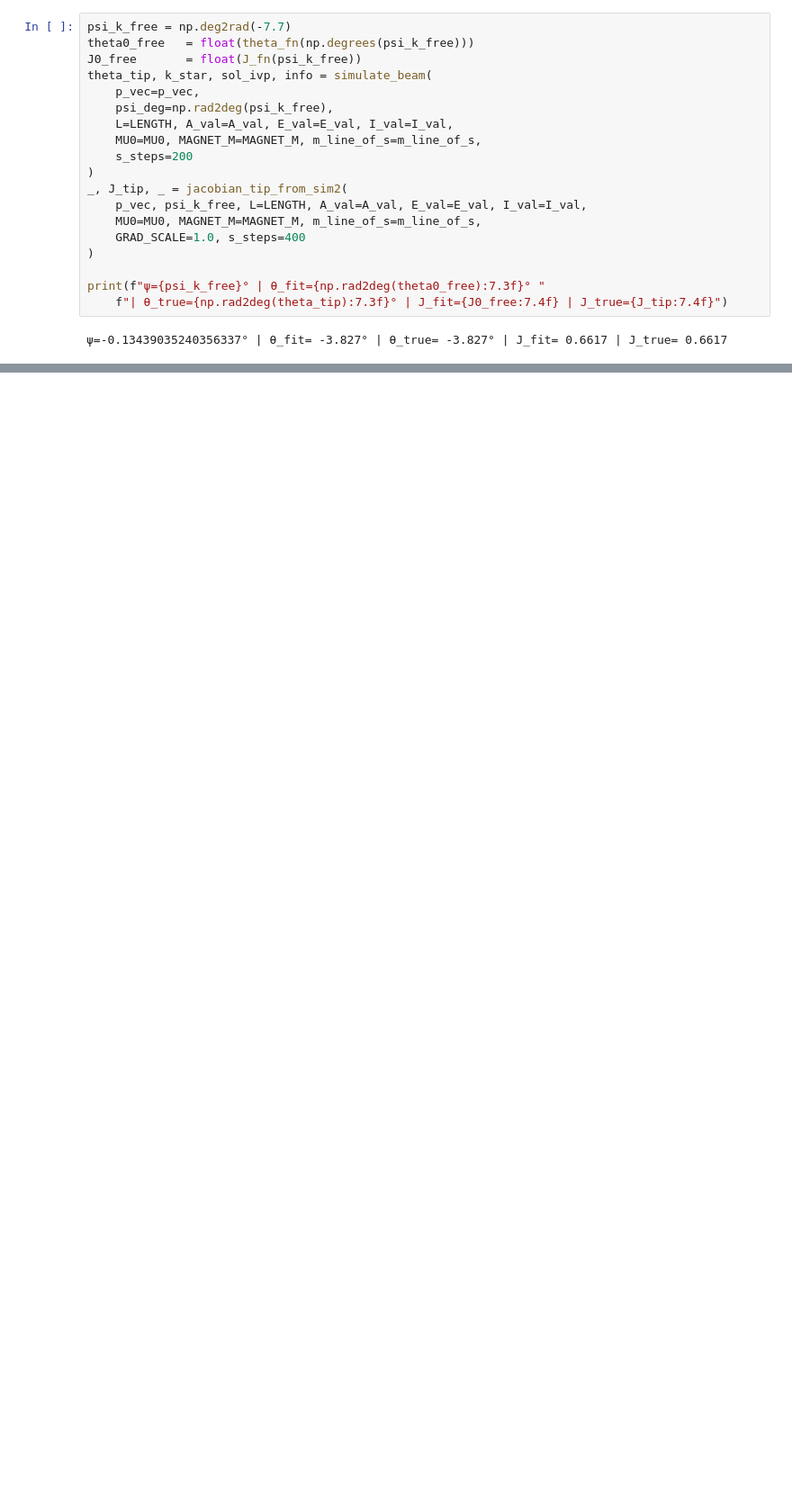
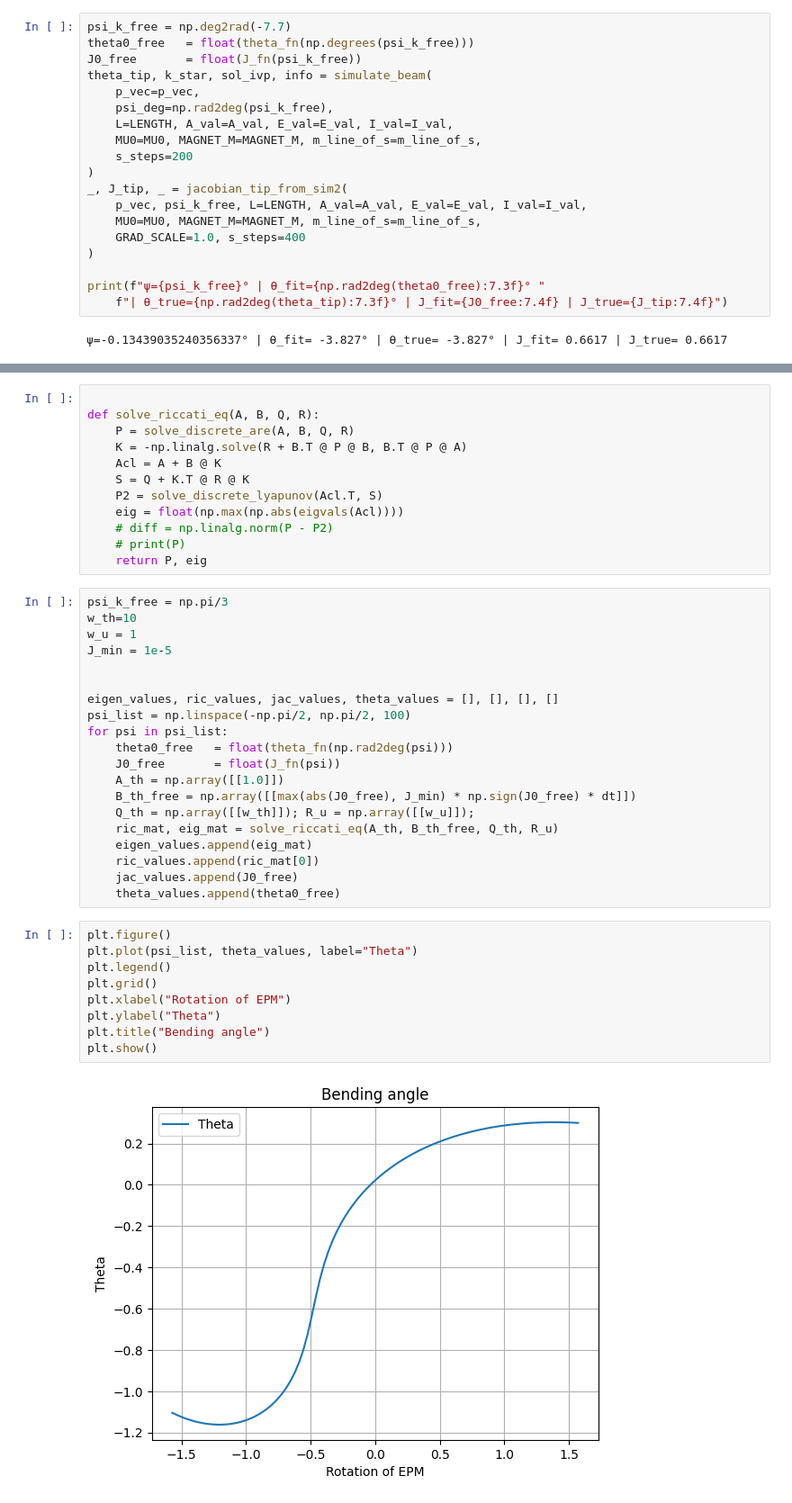
Before and after one commit to jhiltonjones/road_to_paper, a Jupyter notebook: mpc_controller.ipynb, the cells around one changed output, grey strips where cells are left out. Shown at 90% size. Cells and saved outputs as stored; diff of their text form; blank space fills up the shorter version.

Commit message:
Added eigenvalues and riccati analysis

```diff
--- a/mpc_controller.ipynb
+++ b/mpc_controller.ipynb
@@ -1894,0 +1817,43 @@ print(f"ψ={psi_k_free}° | θ_fit={np.rad2deg(theta0_free):7.3f}° "
+# %%
+
+def solve_riccati_eq(A, B, Q, R):
+    P = solve_discrete_are(A, B, Q, R)
+    K = -np.linalg.solve(R + B.T @ P @ B, B.T @ P @ A)
+    Acl = A + B @ K
+    S = Q + K.T @ R @ K
+    P2 = solve_discrete_lyapunov(Acl.T, S)
+    eig = float(np.max(np.abs(eigvals(Acl))))
+    # diff = np.linalg.norm(P - P2)
+    # print(P)
+    return P, eig
+# %%
+psi_k_free = np.pi/3
+w_th=10
+w_u = 1
+J_min = 1e-5
+
+
+eigen_values, ric_values, jac_values, theta_values = [], [], [], []
+psi_list = np.linspace(-np.pi/2, np.pi/2, 100)
+for psi in psi_list:
+    theta0_free   = float(theta_fn(np.rad2deg(psi)))
+    J0_free       = float(J_fn(psi))
+    A_th = np.array([[1.0]])
+    B_th_free = np.array([[max(abs(J0_free), J_min) * np.sign(J0_free) * dt]])
+    Q_th = np.array([[w_th]]); R_u = np.array([[w_u]]);
+    ric_mat, eig_mat = solve_riccati_eq(A_th, B_th_free, Q_th, R_u)
+    eigen_values.append(eig_mat)
+    ric_values.append(ric_mat[0])
+    jac_values.append(J0_free)
+    theta_values.append(theta0_free)
+# %%
+plt.figure()
+plt.plot(psi_list, theta_values, label="Theta")
+plt.legend()
+plt.grid()
+plt.xlabel("Rotation of EPM")
+plt.ylabel("Theta")
+plt.title("Bending angle")
+plt.show()
+# %% [output]
+[figure, added]
```
Also changed, not shown: parts of 13 cells of this notebook.
